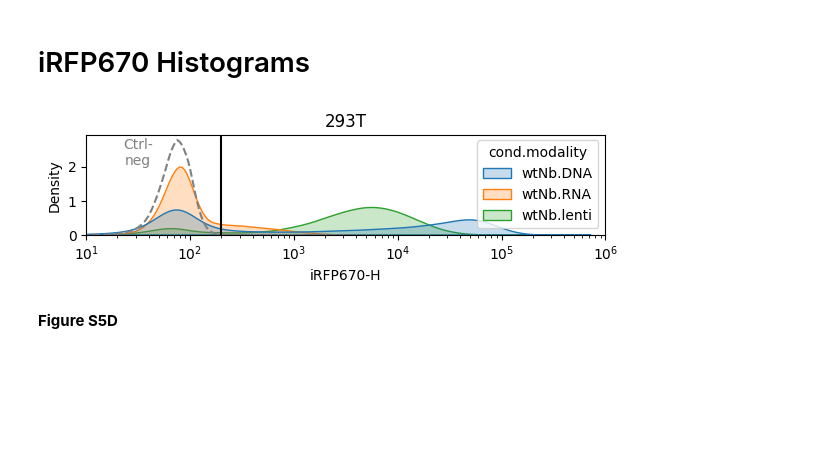
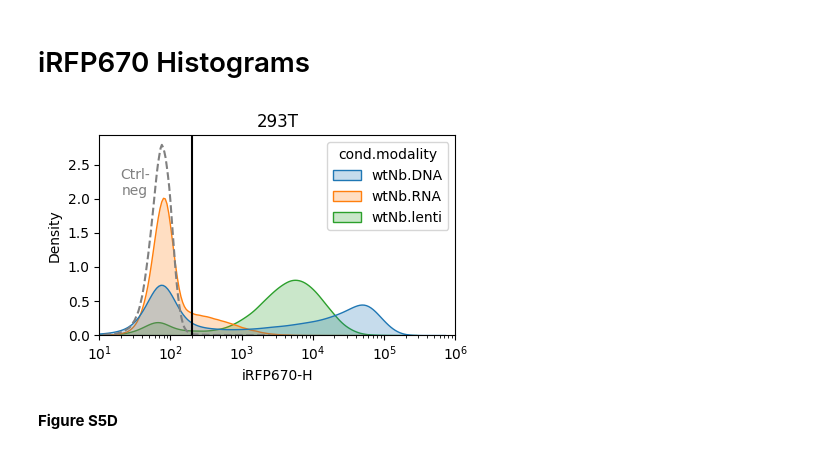
Before and after one commit to GallowayLabMIT/dasit_manuscript, a Jupyter notebook: Figure_S5/Figure_S5_blue.ipynb, the cells around one changed output. Cells and saved outputs as stored; diff of their text form; code cells hidden in the pictures; blank space fills up the shorter version.

```diff
--- a/Figure_S5/Figure_S5_blue.ipynb
+++ b/Figure_S5/Figure_S5_blue.ipynb
@@ -76,7 +77,7 @@ comp_path = datadir / '2025.12.11_DASIT-transfect-infect-comp' # Data path
 comp_path_1 = comp_path / '2025.12.11_DASIT-transfect_1-2'
 
 # Data path
-comp_cache_path_1 = rd.rootdir/'output'/'Figure_S3_blue'/'data1.gzip'
+comp_cache_path_1 = rd.rootdir/'output'/'Figure_S5'/'data1.gzip'
 
 if comp_cache_path_1.exists():
     df_transfect_1 = pd.read_parquet(comp_cache_path_1)
@@ -97,7 +103,7 @@ else:
 comp_path_2 = comp_path / '2025.12.17_DASIT-transfect_3'
 
 # Data path
-comp_cache_path_2 = rd.rootdir/'output'/'Figure_S3_blue'/'data2.gzip'
+comp_cache_path_2 = rd.rootdir/'output'/'Figure_S5'/'data2.gzip'
 
 if comp_cache_path_2.exists():
     df_transfect_2 = pd.read_parquet(comp_cache_path_2)
@@ -121,7 +132,7 @@ comp_path = datadir / '2025.12.11_DASIT-transfect-infect-comp' # Data path
 comp_path_3 = comp_path / '2025.12.18_DASIT-transfect_4'
 
 # Data path
-comp_cache_path_3 = rd.rootdir/'output'/'Figure_S3_blue'/'data3.gzip'
+comp_cache_path_3 = rd.rootdir/'output'/'Figure_S5'/'data3.gzip'
 
 if comp_cache_path_3.exists():
     df_transfect_3 = pd.read_parquet(comp_cache_path_3)
@@ -142,7 +158,7 @@ else:
 Load in transduction data
 # %%
 # Infection data
-comp_cache_path_infect = rd.rootdir/'output'/'Figure_S3_blue'/'data_infect.gzip'
+comp_cache_path_infect = rd.rootdir/'output'/'Figure_S5'/'data_infect.gzip'
 
 if comp_cache_path_infect.exists():
     df_comp_infect = pd.read_parquet(comp_cache_path_infect)
@@ -227,7 +245,7 @@ array(['wtNb.DNA', 'desNb.DNA', 'wtNb.RNA', 'desNb.RNA', nan,
 # %% [markdown]
 # iRFP670 Histograms
 # %%
-fig, ax = plt.subplots(1, 1, figsize=(6, 2))
+fig, ax = plt.subplots(1, 1, figsize=(4.5, 3))
 
 # Threshold for iRFP670
 iRFP670_H_thresh = 2e2
@@ -238,40 +256,34 @@ hue = 'cond.modality'
 hue_order = ['wtNb.DNA', 'wtNb.RNA', 'wtNb.lenti']
 
 
 sns.kdeplot(data=df_all.loc[df_all[x] > 0],
         ax=ax, x=x, hue=hue,
         hue_order=hue_order,
         common_norm=False, log_scale=(True, False),
         fill=True)
 
 # Plot neg ctrl
 sns.kdeplot(
     data=df_all.loc[(df_all.cond=='Ctrl-neg')& (df_all[x] > 0)],
     ax=ax, x=x,
     common_norm=False, log_scale=(True, False),
     fill=False, linestyle='--', color='grey', legend=False)
 ax.annotate('Ctrl-\nneg', (0.1, 0.7), color='grey', xycoords='axes fraction', ha='center')
 
 # Plot threshold
 ax.axvline(iRFP670_H_thresh, 0, 1, color='black')
 
-# Move legend
-# h,l = ax.get_legend_handles_labels()
-# sns.move_legend(ax, handles=h, labels=l,
-#     title='', loc='upper left', bbox_to_anchor=(1,1), frameon=False)
-
 # Title
 plt.title('293T')
 # Adjust limits
 iRFP_lim = (10, 1*10**6)
 for sub_ax in plt.gcf().get_axes():
     sub_ax.set_xlim(iRFP_lim)
 
 # Misc plotting stuff
 fig.tight_layout()  # Helps improve white spacing
-# plt.savefig(figpath + 'dist-iRFP670_wtNb.svg', bbox_inches='tight')
 # %% [output]
-[figure, old version]
+[figure, new version]
 # %% [markdown]
 **Figure S5D**
 # %%
```
Also changed, not shown: parts of 16 cells of this notebook, 19 other files.
